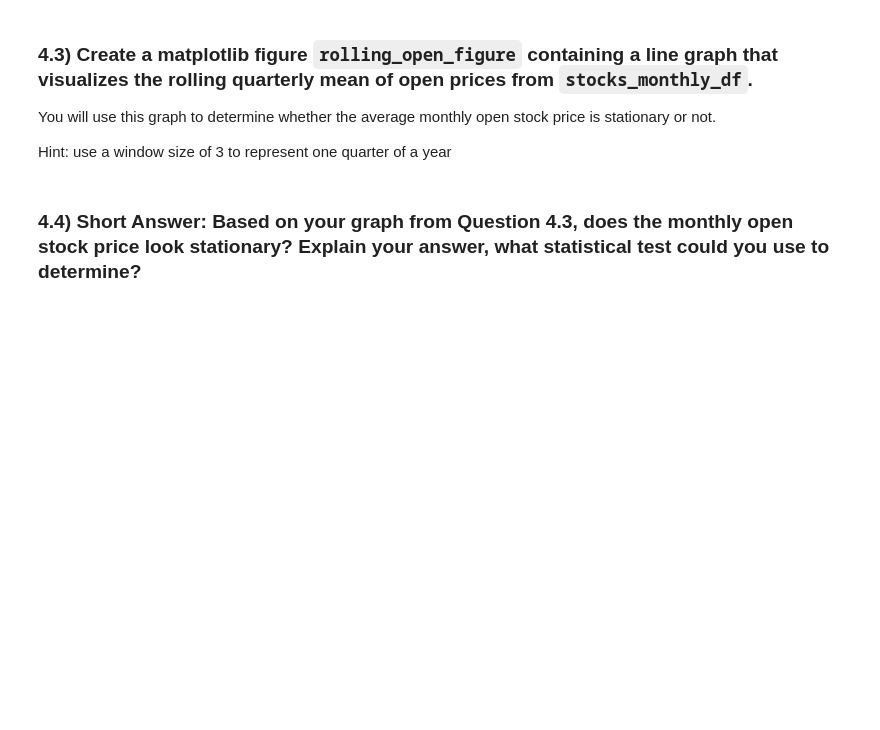
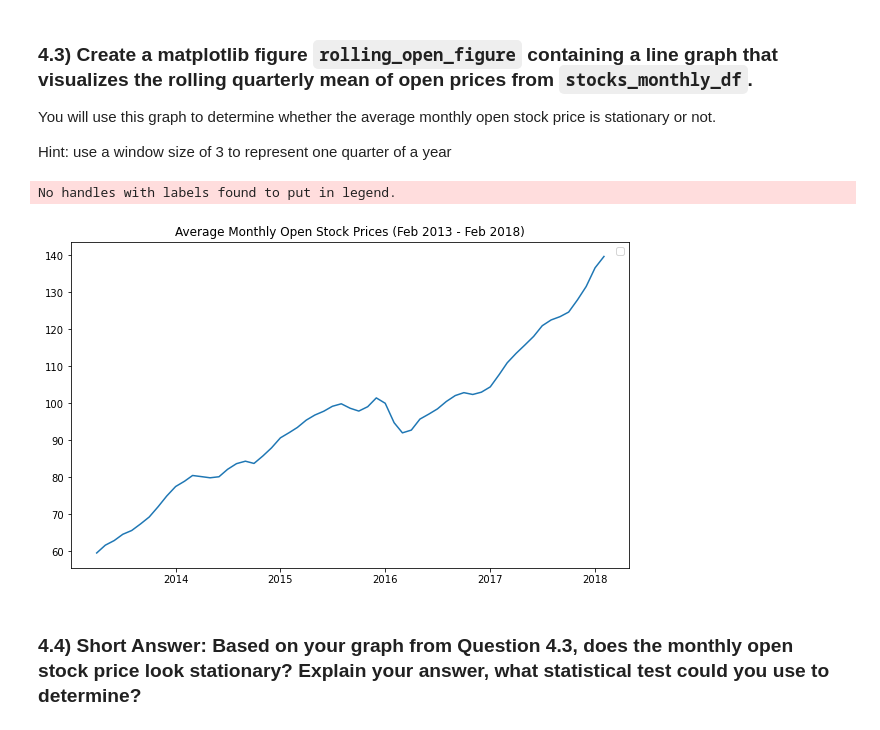
Before and after one commit to mccafj/DS-Live-091922, a Jupyter notebook: Phase4/assessments/Code_Challenge/index.ipynb, the cells around one changed output. Saved outputs shown, nothing was run; the diff lists cells and outputs as text; code cells hidden in the pictures; blank space fills up the shorter version.

```diff
--- a/Phase4/assessments/Code_Challenge/index.ipynb
+++ b/Phase4/assessments/Code_Challenge/index.ipynb
@@ -334,4 +391,5 @@ Hint: First convert the `date` column to Datetime datatype, then set it as the i
 # CodeGrade step4.1
 # Replace None with appropriate code
 
-stocks_df['date'] = None
+stocks_df['date'] = pd.to_datetime(stocks_df['date'])
+stocks_df = stocks_df.set_index('date')
@@ -351,4 +419,4 @@ Refer to the [resample documentation](https://pandas.pydata.org/pandas-docs/stab
 # CodeGrade step4.2
 # Replace None with appropriate code
 
-stocks_monthly_df = None
+stocks_monthly_df = stocks_df.resample('MS').mean()
@@ -369,14 +447,17 @@ Hint: use a window size of 3 to represent one quarter of a year
 # %%
 # CodeGrade step4.3
 # Your code here
 # Create rolling mean with window 3 for the open column
-roll_mean =
+roll_mean = stocks_monthly_df['open'].rolling(window=3).mean()
 
 rolling_open_figure, ax = plt.subplots(figsize=(10, 6))
 #Plot
-ax.plot(None)
+ax.plot(roll_mean)
 ax.legend()
-plt.title('Average Monthly Open Stock Prices (Feb 2013 - Feb 2018)')
+plt.title('Average Monthly Open Stock Prices (Feb 2013 - Feb 2018)');
+# %% [output]
+No handles with labels found to put in legend.
+[figure, added]
 # %%
 # This test confirms that you have created a figure named rolling_open_figure
 
```
Also changed, not shown: parts of 21 cells of this notebook.
